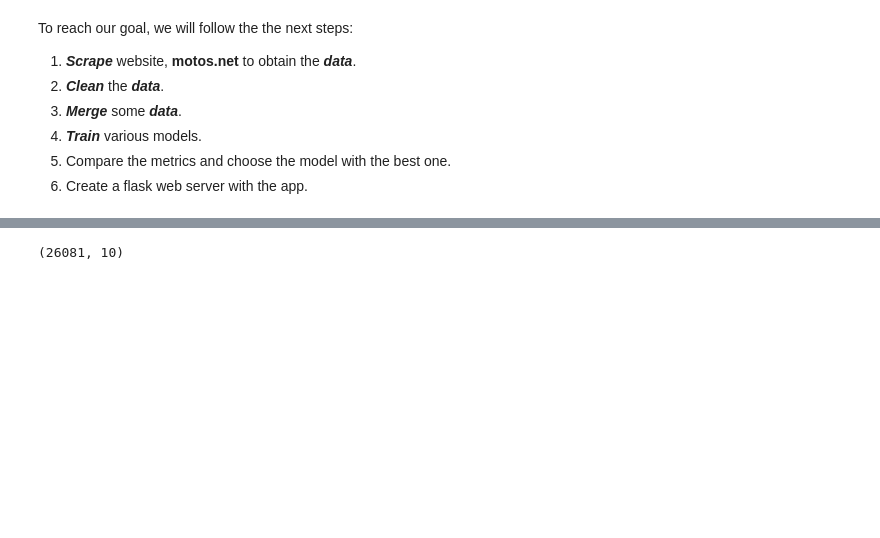
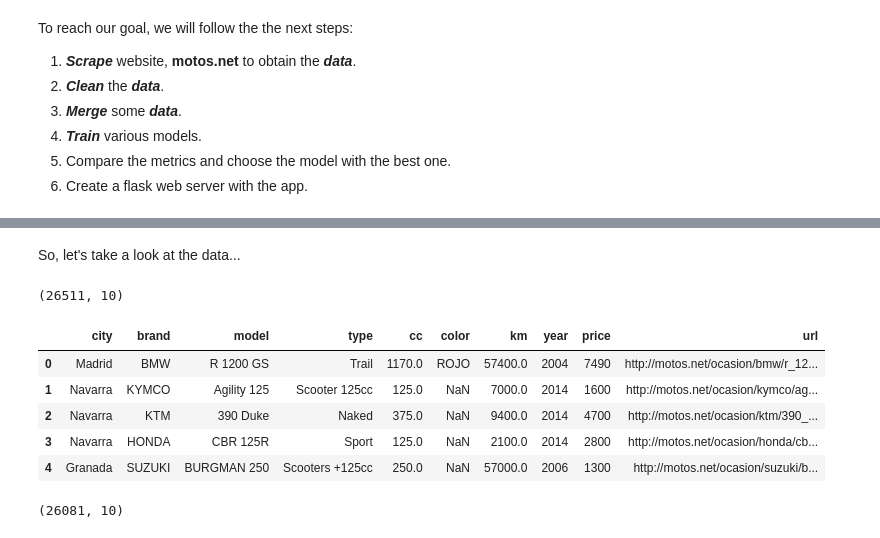
Before and after one commit to Kholdo/Second-hand_motorcycles_recommender, a Jupyter notebook: TFM KSchool - Koldo Pina - Second-hand motorcycles recommender.ipynb, the cells around one changed output, grey strips where cells are left out. Saved outputs shown, nothing was run; the diff lists cells and outputs as text; code cells hidden in the pictures; blank space fills up the shorter version.

Commit message:
notebook - Scrape section

```diff
--- a/TFM KSchool - Koldo Pina - Second-hand motorcycles recommender.ipynb
+++ b/TFM KSchool - Koldo Pina - Second-hand motorcycles recommender.ipynb
@@ -33,0 +31,7 @@ You can import them to the notebook.
+# %% [markdown]
+So, let's take a look at the data...
+# %%
+import pandas as pd
+df_motos_raw = pd.read_csv('scraped_data/motos_raw_data.csv', sep=';')
+# %% [output]
+(26511, 10)
@@ -34,3 +40,12 @@ You can import them to the notebook.
+# %%
+df_motos_raw.head()
+# %% [output]
+|  | city | brand | model | type | cc | color | km | year | price | url |
+| 0 | Madrid | BMW | R 1200 GS | Trail | 1170.0 | ROJO | 57400.0 | 2004 | 7490 | http://motos.net/ocasion/bmw/r_12... |
+| 1 | Navarra | KYMCO | Agility 125 | Scooter 125cc | 125.0 | NaN | 7000.0 | 2014 | 1600 | http://motos.net/ocasion/kymco/ag... |
+| 2 | Navarra | KTM | 390 Duke | Naked | 375.0 | NaN | 9400.0 | 2014 | 4700 | http://motos.net/ocasion/ktm/390_... |
+| 3 | Navarra | HONDA | CBR 125R | Sport | 125.0 | NaN | 2100.0 | 2014 | 2800 | http://motos.net/ocasion/honda/cb... |
+| 4 | Granada | SUZUKI | BURGMAN 250 | Scooters +125cc | 250.0 | NaN | 57000.0 | 2006 | 1300 | http://motos.net/ocasion/suzuki/b... |
 # %%
 #Call the scraper_motos function to scrape motos.net and create a csv file with the raw data in scraped_data folder
 #To do that we need to change our path
```
Also changed, not shown: parts of 6 cells of this notebook.
